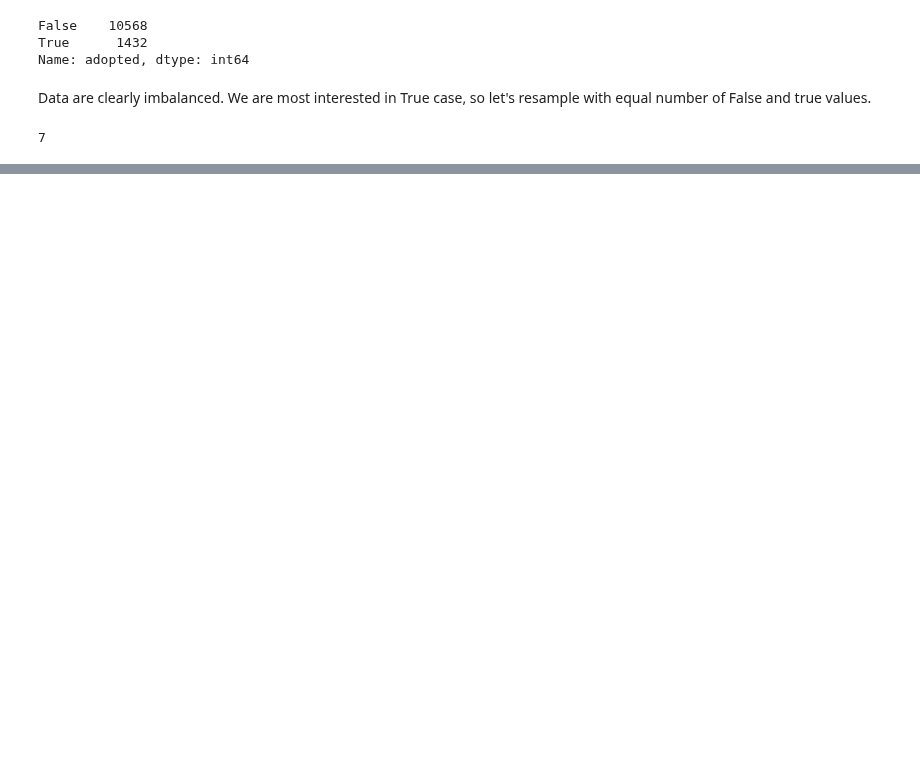
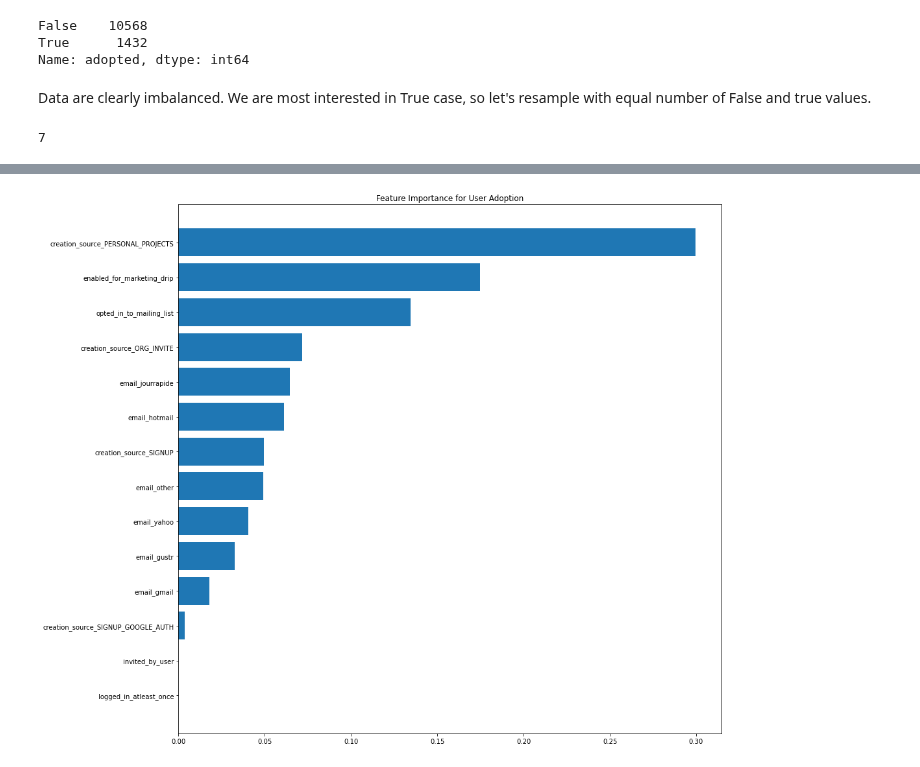
Before and after one commit to Dylan-C-Neal/Springboard-Data-Science-Career-Track, a Jupyter notebook: relax_challenge/relax_challenge.ipynb, the cells around one changed output, grey strips where cells are left out. Saved outputs shown, nothing was run; the diff lists cells and outputs as text; code cells hidden in the pictures; blank space fills up the shorter version.

```diff
--- a/relax_challenge/relax_challenge.ipynb
+++ b/relax_challenge/relax_challenge.ipynb
@@ -557,0 +653,8 @@ featureimportances
+# %%
+featureimportances = featureimportances.sort_values('Importance', ascending=True)
+_ = plt.figure(figsize=(15,15))
+_ = plt.barh(featureimportances.Features, featureimportances.Importance)
+_ = plt.title('Feature Importance for User Adoption')
+_ = plt.show()
+# %% [output]
+[figure, added]
```
Also changed, not shown: parts of 42 cells of this notebook, 4 other files.
